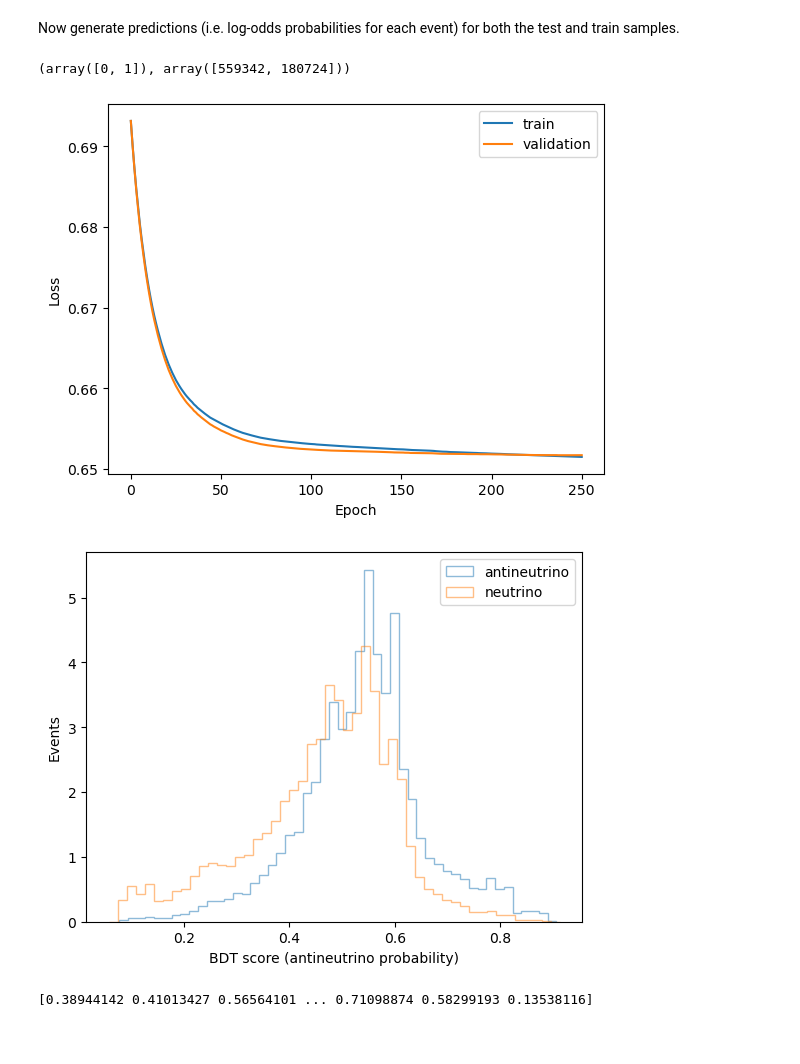
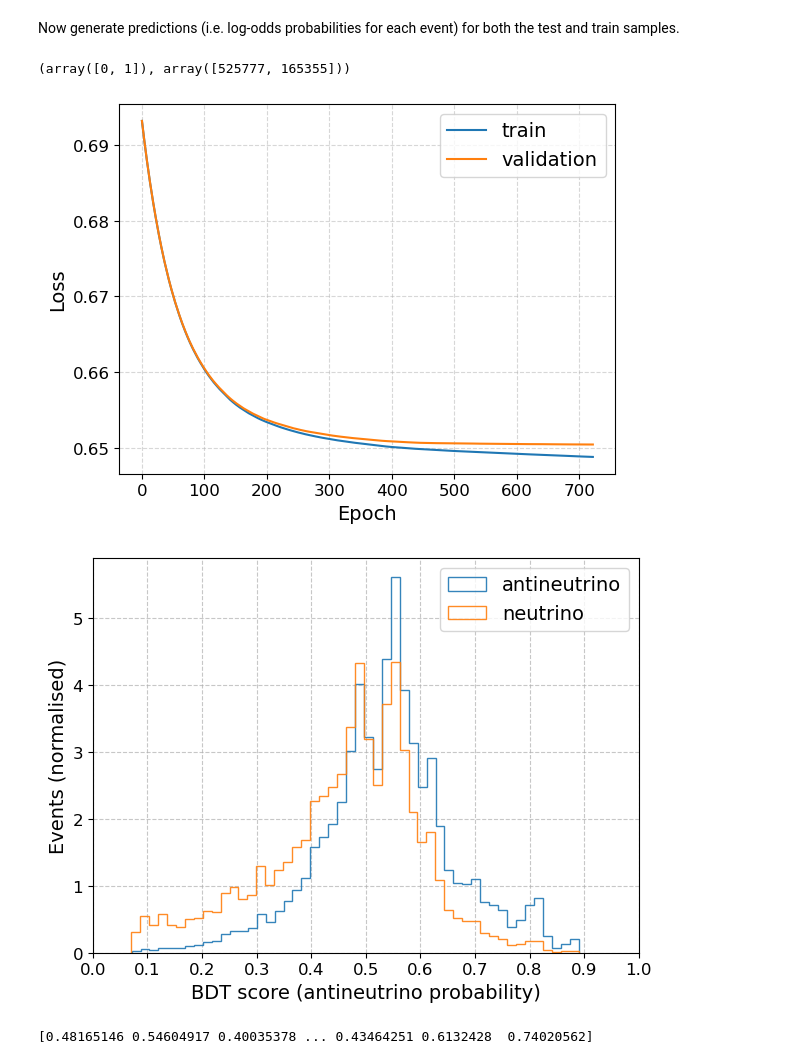
Before and after one commit to bristol-dune/atmospherics-tools, a Jupyter notebook: fast-osc-feedback/nu-nu_bar-BDT/nu-nubar-BDT.ipynb, the cells around one changed output. Drawn from its saved outputs; the diff is of its cells as text; code cells hidden in the pictures; blank space fills up the shorter version.

```diff
--- a/fast-osc-feedback/nu-nu_bar-BDT/nu-nubar-BDT.ipynb
+++ b/fast-osc-feedback/nu-nu_bar-BDT/nu-nubar-BDT.ipynb
@@ -36,8 +36,8 @@ data = data.filter(pl.col("reco_ok") == True)
 
 
 data = data.with_columns(
-	(1 - (pl.col("Enu_e_had") / pl.col("Enu_e_calo"))).alias("inelasticity_e"),
-	(1 - (pl.col("Enu_mu_had") / pl.col("Enu_mu_range"))).alias("inelasticity_mu"),
+	((pl.col("Enu_e_had") / pl.col("Enu_e_calo"))).alias("inelasticity_e"),
+	((pl.col("Enu_mu_had") / pl.col("Enu_mu_range"))).alias("inelasticity_mu"),
 	(pl.col("PDG") < 0).cast(pl.Int64).alias("label"))
 
 
@@ -65,11 +106,16 @@ data
 import numpy as np
 
 data["inelasticity"] = np.select([data["PDG"].abs() == 14,data["PDG"].abs() == 12,],[data["inelasticity_mu"],data["inelasticity_e"],],default=np.nan)
+nu_mask = data['label'] == 0
 
 data = data.drop(columns=["inelasticity_e", "inelasticity_mu"])
 
 data= data[data["PDG"].abs() != 16]
 
+print(len(data[data["inelasticity"] >= 0.99]))
+print(len(data[data["inelasticity"] != 0]))
+
+data = data[data["inelasticity"] != 0]
 
 data
 # %% [output]
@@ -113,7 +187,7 @@ data_type = data_pfp_1
 
 
 feature_columns = ['inelasticity', 'n_reco_pfps', 'n_reco_tracks', 'n_reco_showers', 'single_hits_energy', 'n_reco_muons_pions', 'n_reco_protons']
-data = data_type.dropna()
+data_type = data_type.dropna()
 
 # for col in [
 # 	"single_hits_energy",
@@ -175,3 +249,19 @@ clf = HistGradientBoostingClassifier(
+# %%
+from sklearn.ensemble import GradientBoostingClassifier
+from sklearn.ensemble import HistGradientBoostingClassifier
+clf = HistGradientBoostingClassifier(
+	learning_rate=0.01,
+    l2_regularization=0.01,
+	max_depth=None,
+    max_leaf_nodes=60,
+	min_samples_leaf=5,
+	max_iter=2000,
+	class_weight="balanced",
+	early_stopping=True,
+	# validation_fraction=0.2,
+	# n_iter_no_change=30,
+	random_state=0,
+).fit(X_train, y_train)
 # %% [markdown]
 Now generate predictions (i.e. log-odds probabilities for each event) for both the test and train samples.
 # %%
@@ -186,37 +276,54 @@ an_index = 1
 
 print(np.unique(y_test, return_counts=True))
 # %% [output]
-(array([0, 1]), array([559342, 180724]))
+(array([0, 1]), array([525777, 165355]))
 # %%
 train_loss = [-s for s in clf.train_score_]
 val_loss   = [-s for s in clf.validation_score_]
+
+def set_plot_style():
+	plt.rcParams.update({
+		"font.size": 12,
+		"axes.labelsize": 14,
+		"xtick.labelsize": 12,
+		"ytick.labelsize": 12,
+		"legend.fontsize": 14,
+		"lines.linewidth": 1.5
+	})
+
+set_plot_style()
 
 plt.plot(train_loss, label="train")
 plt.plot(val_loss, label="validation")
 plt.xlabel("Epoch")
 plt.ylabel("Loss")
+plt.grid(True, alpha=0.5, linestyle='--')
 plt.legend()
 plt.show()
 # %% [output]
-[figure, old version]
+[figure, new version]
 # %%
 
 
 score = clf.predict_proba(X_test)[:,1]
 
 
-plt.hist(score[y_test==1], bins=50, alpha=0.5, label="antineutrino", density = True,  histtype="step")
-plt.hist(score[y_test==0], bins=50, alpha=0.5, label="neutrino", density = True, histtype="step")
+plt.hist(score[y_test==1], bins=50, alpha=0.9, label="antineutrino", density = True,  histtype="step")
+plt.hist(score[y_test==0], bins=50, alpha=0.9, label="neutrino", density = True, histtype="step")
 
 plt.xlabel("BDT score (antineutrino probability)")
-plt.ylabel("Events")
+plt.xticks(np.arange(0, 1.1, 0.1))
+plt.ylabel("Events (normalised)")
 plt.legend()
+plt.tight_layout()
+plt.grid(linestyle="--", alpha=0.7)
+plt.savefig("bdt_score_histogram.pdf")
 plt.show()
 
 print(score)
 # %% [output]
-[figure, old version]
+[figure, new version]
-[0.38944142 0.41013427 0.56564101 ... 0.71098874 0.58299193 0.13538116]
+[0.48165146 0.54604917 0.40035378 ... 0.43464251 0.6132428  0.74020562]
 # %%
 score_train = clf.predict_proba(X_train)[:,1]
 score_test  = clf.predict_proba(X_test)[:,1]
```
Also changed, not shown: parts of 20 cells of this notebook, 15 other files.
